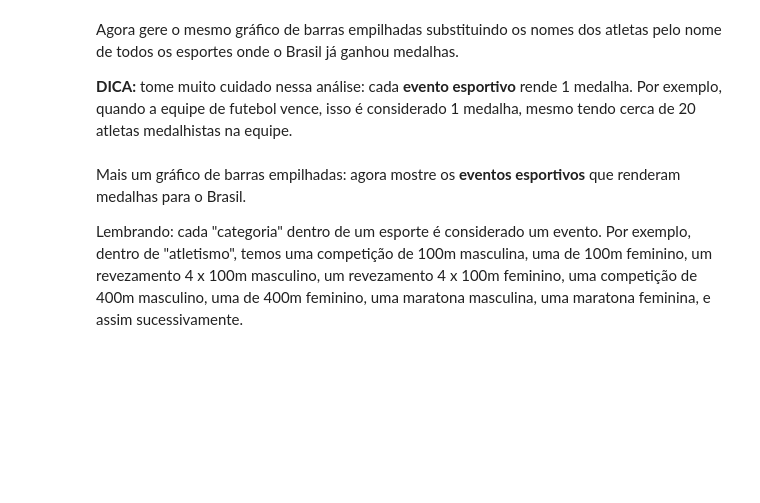
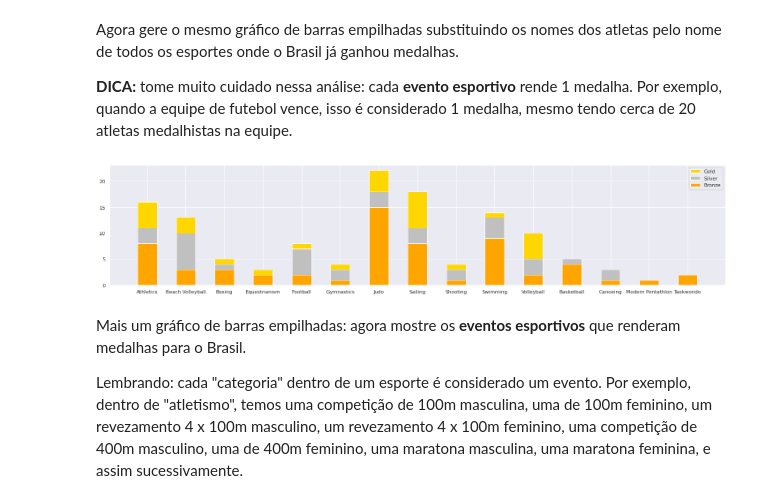
Before and after one commit to maycmesquia/Tool_Box, a Jupyter notebook: Projeto_Dataviz.ipynb, the cells around one changed output. Saved outputs shown, nothing was run; the diff lists cells and outputs as text; code cells hidden in the pictures; blank space fills up the shorter version.

```diff
--- a/Projeto_Dataviz.ipynb
+++ b/Projeto_Dataviz.ipynb
@@ -146,6 +175,28 @@ Encontre os maiores medalhistas brasileiros em **total de medalhas**. Em seguida
 Agora gere o mesmo gráfico de barras empilhadas substituindo os nomes dos atletas pelo nome de todos os esportes onde o Brasil já ganhou medalhas.
 
 **DICA:** tome muito cuidado nessa análise: cada **evento esportivo** rende 1 medalha. Por exemplo, quando a equipe de futebol vence, isso é considerado 1 medalha, mesmo tendo cerca de 20 atletas medalhistas na equipe.
+# %%
+df_eventos = df_medalhistas_brasileiros.drop_duplicates(subset=['Year','Event', 'Medal'])
+gold_series = df_eventos[df_eventos['Medal']=='Gold'].groupby(by=['Sport']).count()['Medal'].rename('Gold')
+silver_series = df_eventos[df_eventos['Medal']=='Silver'].groupby(by=['Sport']).count()['Medal'].rename('Silver')
+bronze_series = df_eventos[df_eventos['Medal']=='Bronze'].groupby(by=['Sport']).count()['Medal'].rename('Bronze')
+
+df_esportes = pd.concat([gold_series, silver_series, bronze_series], axis=1, names=True)
+df_esportes.fillna(0, inplace=True)
+df_esportes['(S + B)'] = df_esportes['Bronze']+df_esportes['Silver']
+df_esportes['(G + S + B)'] = df_esportes['(S + B)']+df_esportes['Gold']
+
+df_esportes
+# %%
+plt.figure(figsize=(25,5))
+
+plt.bar(df_esportes.index, df_esportes['(G + S + B)'], color=['gold'], label='Gold',width=0.5);
+plt.bar(df_esportes.index, df_esportes['(S + B)'], color=['silver'], label='Silver',width=0.5);
+plt.bar(df_esportes.index, df_esportes['Bronze'], color=['orange'], label='Bronze',width=0.5);
+
+plt.legend();
+# %% [output]
+[figure, added]
 # %% [markdown]
 Mais um gráfico de barras empilhadas: agora mostre os **eventos esportivos** que renderam medalhas para o Brasil.
 
```
Also changed, not shown: parts of 9 cells of this notebook.
